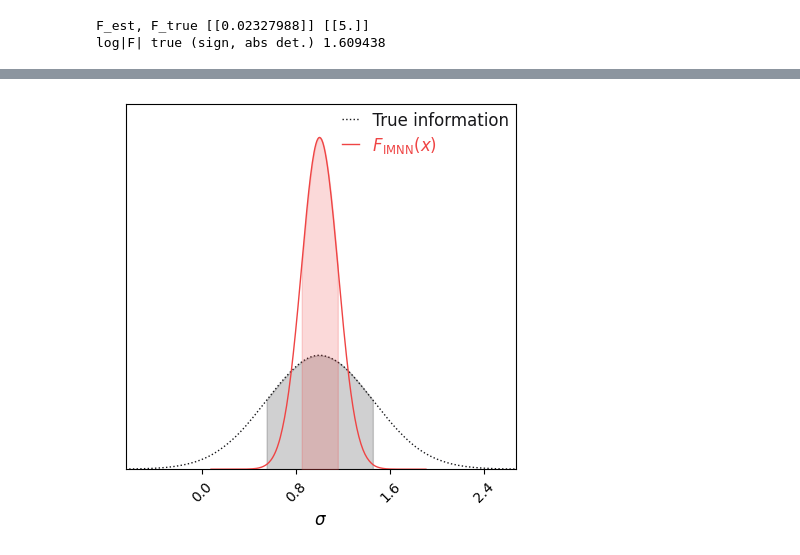
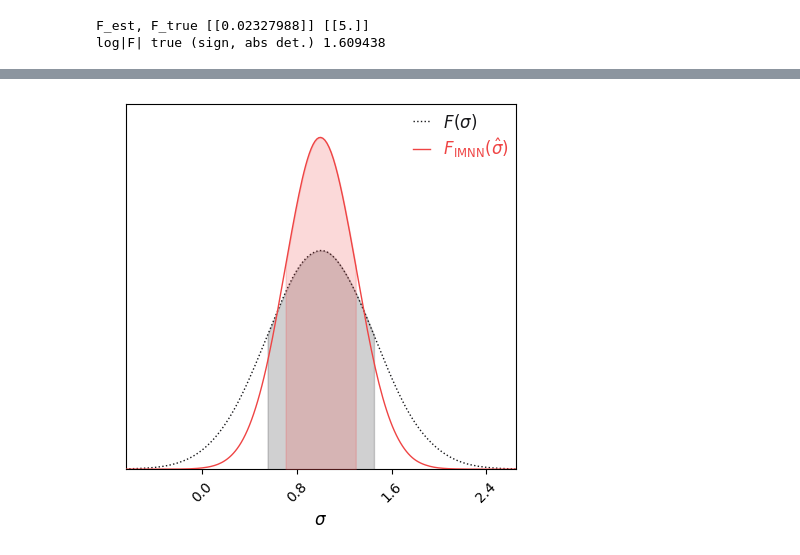
Before and after one commit to homerjed/imnn, a Jupyter notebook: imnn_gaussian.ipynb, the cells around one changed output, grey strips where cells are left out. Saved outputs shown, nothing was run; the diff lists cells and outputs as text; code cells hidden in the pictures.

```diff
--- a/imnn_gaussian.ipynb
+++ b/imnn_gaussian.ipynb
@@ -51,25 +71,4 @@ class IMNN(eqx.Module):
 # %%
-key = jr.PRNGKey(0)
-
-parameter_names = [r"$\sigma$"]
-alpha = jnp.array([1.])
-prior = tfd.Uniform(low=0., high=10.)
-
-data_dim = 10
-
-def simulator(sigma, key):
-    return jr.normal(key, (data_dim,)) * sigma
-
-# Number of fiducial sims, derivatives, latins
-n_s, n_d, n_l = 4000, 400, 2000
-
-# Generate simulations/derivatives at fiducial parameters
-keys = jr.split(key, n_s)
-alphas = jnp.tile(alpha, (len(keys), 1))
-fiducials = jax.vmap(simulator)(alphas, keys)
-derivatives = jax.vmap(jax.jacfwd(simulator, argnums=0))(alphas, keys)
-derivatives = derivatives[:n_d].reshape(n_d, 1, data_dim)
-
 # Calculate analytic Fisher information as well as estimate from measurements
 C = jnp.cov(fiducials, rowvar=False)
 Cinv = jnp.linalg.inv(C)
@@ -83,12 +82,6 @@ log_F_true = log_F_true[0] * log_F_true[1]
 
 print("F_est, F_true", F_est, F_true)
 print("log|F| true (sign, abs det.)", log_F_true)
-
-# Sample model parameters from prior and simulate for latins
-key, _ = jr.split(key)
-latin_params = prior._sample_n(n_l, key)[:, jnp.newaxis]
-keys = jr.split(key, len(latin_params))
-latin_pdfs = jax.vmap(simulator)(latin_params, keys)
 # %% [output]
 F_est, F_true [[0.02327988]] [[5.]]
 log|F| true (sign, abs det.) 1.609438
@@ -134,8 +124,6 @@ fiducials_train, fiducials_valid = jnp.split(
 
 grad_fn = eqx.filter_value_and_grad(loss_fn, has_aux=True)
 # %%
-t0 = time.time()
-
 # Initialise model + optimiser
 opt_state = optimizer.init(eqx.filter(f, eqx.is_inexact_array))
 
@@ -209,8 +197,7 @@ with trange(n_epochs) as epochs:
             f" |F|={epoch_F:.3E}" +
             f" |F_v|={epoch_valid_F:.3E}" +
             f" |F_b|={best_F:.3E}" +
-            f" c={patience - counter}" +
-            f" t={(time.time() - t0) / 60.:.1f} m"
+            f" c={patience - counter}"
         )
 
         # Test patience: note minimising -|F| so compare |F| from validation
@@ -243,24 +230,24 @@ log_F_f = a * b
 # %%
 c = ChainConsumer()
 c.add_chain(
     Chain.from_covariance(
         alpha,
         Finv_true,
         columns=parameter_names,
-        name="True information",
+        name=r"$F(\sigma)$",
         color="k",
         linestyle=":"
     )
 )
 c.add_chain(
     Chain.from_covariance(
         alpha,
-        Finv,
+        jnp.linalg.inv(F),
         columns=parameter_names,
-        name=r"$F_{\text{IMNN}}(x)$",
+        name=r"$F_{\text{IMNN}}(\hat{\sigma})$",
         color="r",
     )
 )
 fig = c.plotter.plot()
 # %% [output]
-[figure, old version]
+[figure, new version]
```
Also changed, not shown: parts of 6 cells of this notebook.
